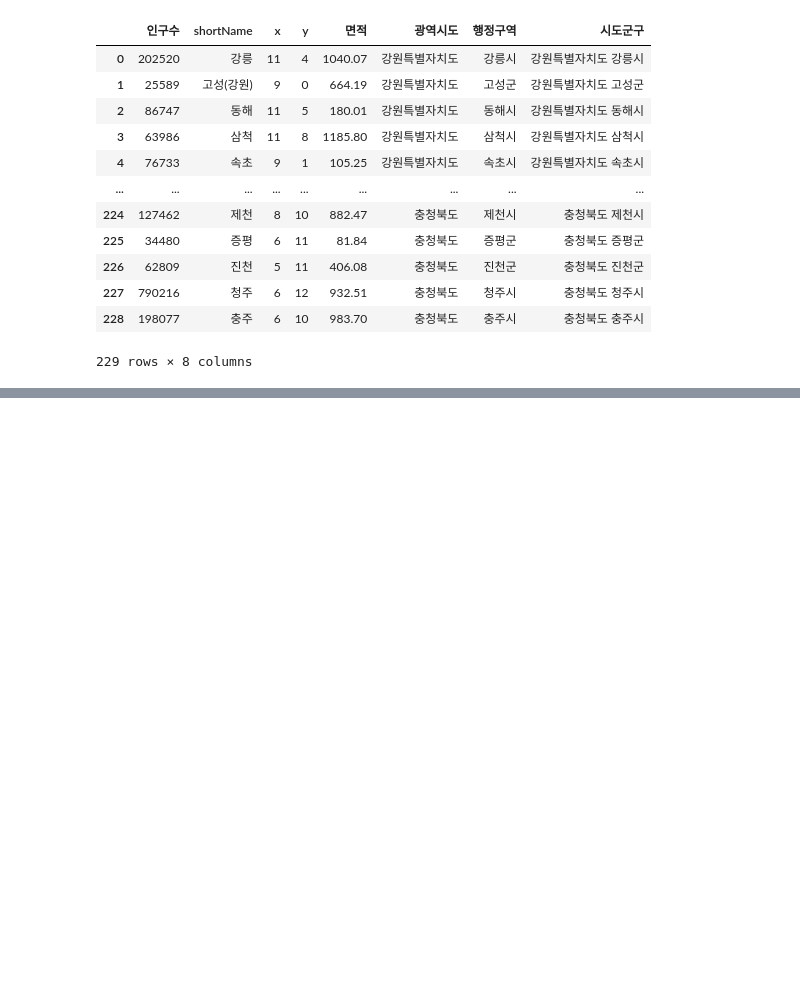
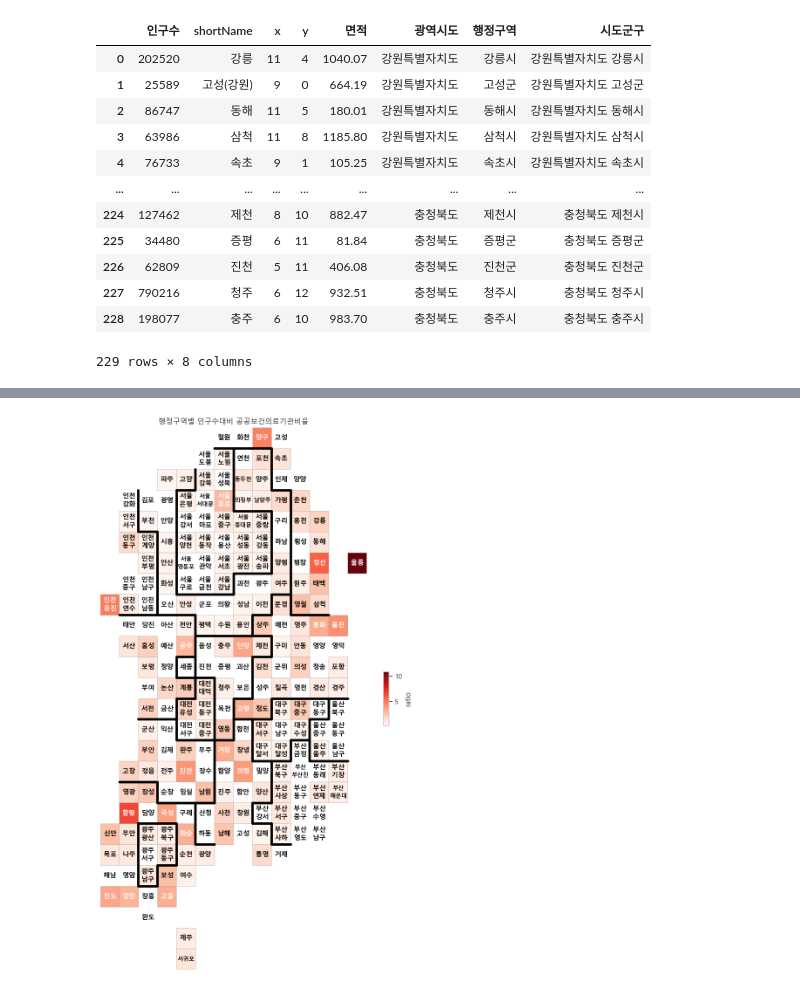
Before and after one commit to DoYeon999/Bigdata_230905, a Jupyter notebook: bigdata/해정구역별공공의료기관분석.ipynb, the cells around one changed output, grey strips where cells are left out. Cells and saved outputs as stored; diff of their text form; code cells hidden in the pictures; blank space fills up the shorter version.

```diff
--- a/bigdata/해정구역별공공의료기관분석.ipynb
+++ b/bigdata/해정구역별공공의료기관분석.ipynb
@@ -460,0 +547,4 @@ data_draw_korea
+# %%
+draw_blockMap(data_population, 'ratio', '행정구역별 인구수대비 공공보건의료기관비율', 'Reds')
+# %% [output]
+[figure, added]
```
Also changed, not shown: parts of 17 cells of this notebook, 3 other files.
